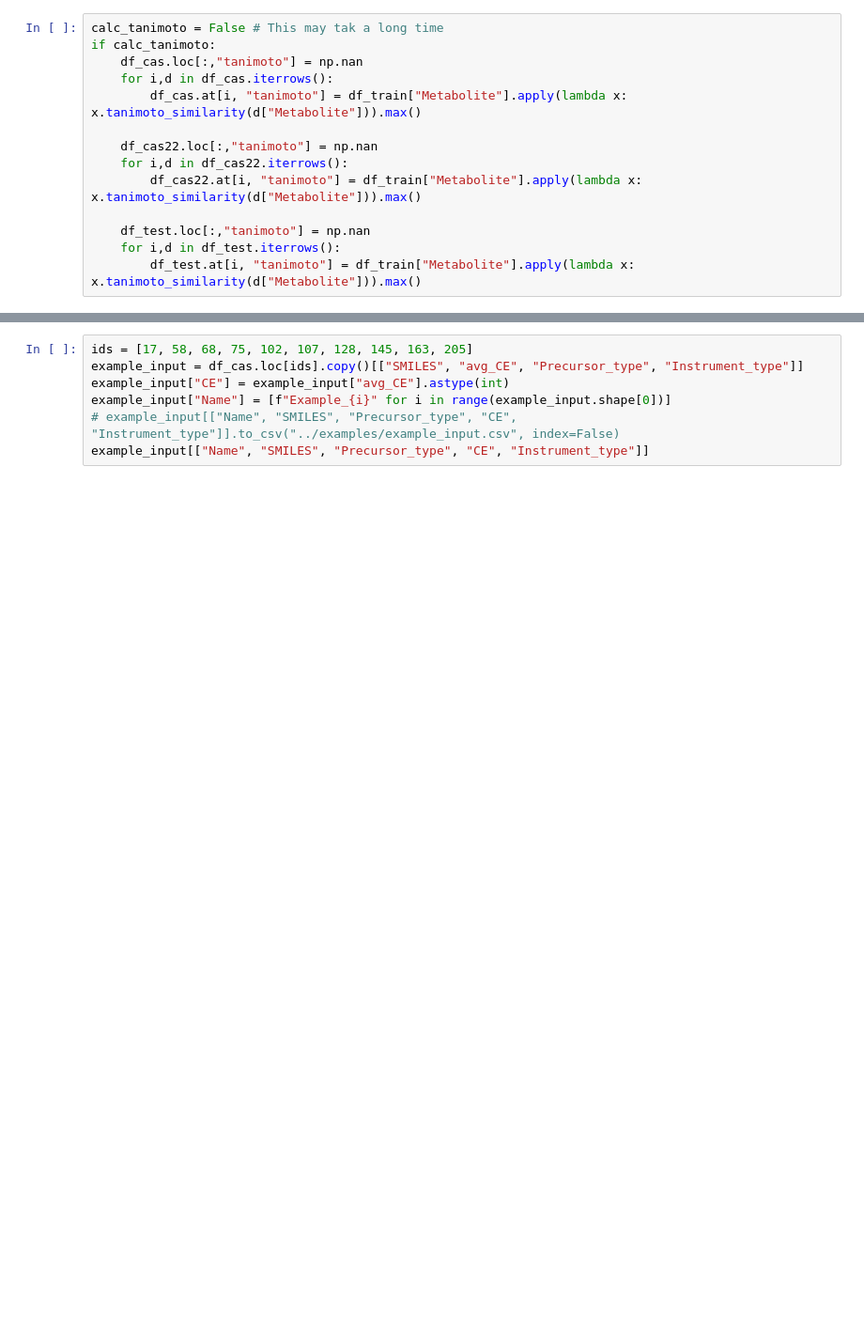
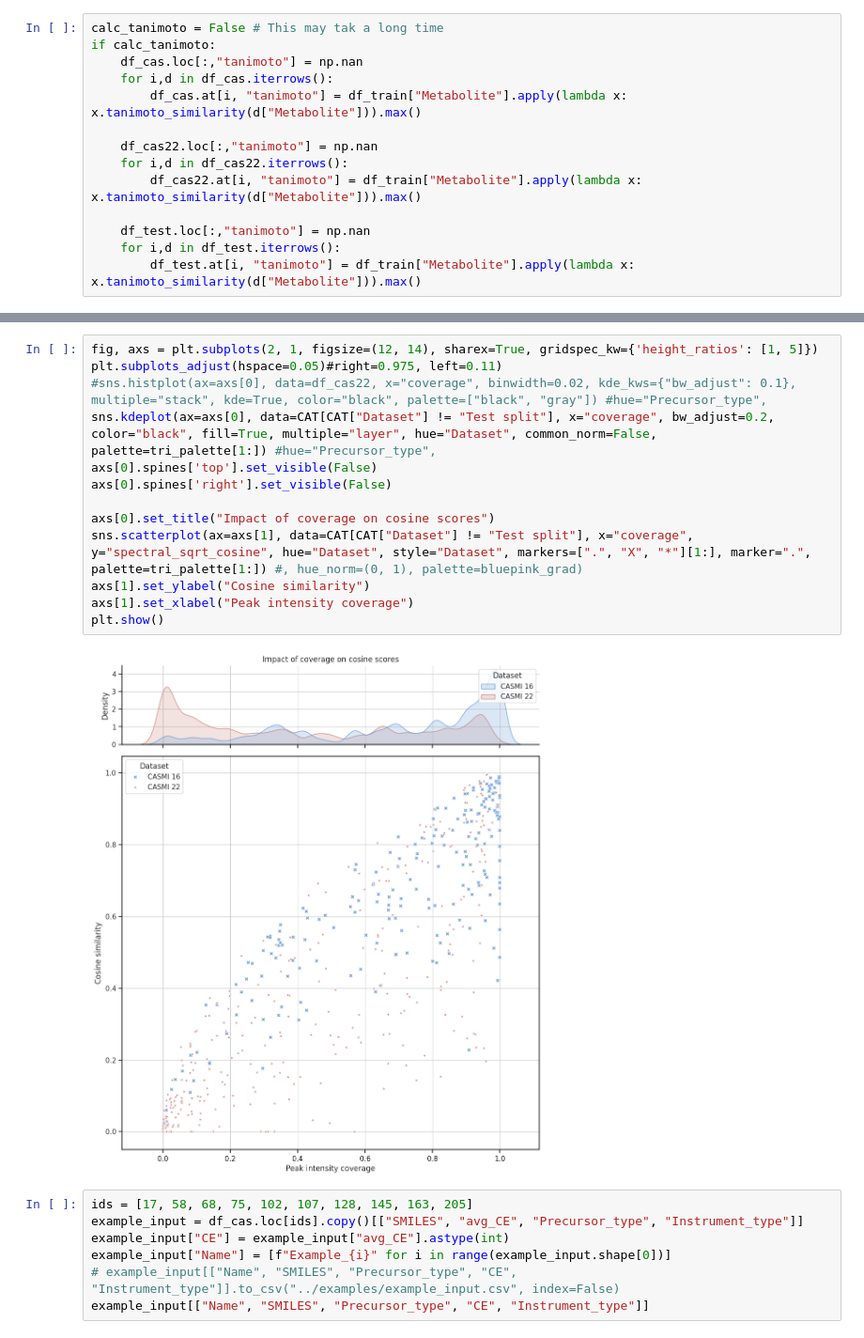
Before and after one commit to BAMeScience/fiora, a Jupyter notebook: notebooks/test_model.ipynb, the cells around one changed output, grey strips where cells are left out. Shown at 94% size. Drawn from its saved outputs; the diff is of its cells as text; blank space fills up the shorter version.

```diff
--- a/notebooks/test_model.ipynb
+++ b/notebooks/test_model.ipynb
@@ -704,3 +822,18 @@ sns.histplot(data= df_cas, x="spectral_sqrt_cosine")
+# %%
+fig, axs = plt.subplots(2, 1, figsize=(12, 14), sharex=True, gridspec_kw={'height_ratios': [1, 5]})
+plt.subplots_adjust(hspace=0.05)#right=0.975, left=0.11)
+#sns.histplot(ax=axs[0], data=df_cas22, x="coverage", binwidth=0.02, kde_kws={"bw_adjust": 0.1}, multiple="stack", kde=True, color="black", palette=["black", "gray"]) #hue="Precursor_type",
+sns.kdeplot(ax=axs[0], data=CAT[CAT["Dataset"] != "Test split"], x="coverage", bw_adjust=0.2, color="black", fill=True, multiple="layer", hue="Dataset", common_norm=False, palette=tri_palette[1:]) #hue="Precursor_type",
+axs[0].spines['top'].set_visible(False)
+axs[0].spines['right'].set_visible(False)
+
+axs[0].set_title("Impact of coverage on cosine scores")
+sns.scatterplot(ax=axs[1], data=CAT[CAT["Dataset"] != "Test split"], x="coverage", y="spectral_sqrt_cosine", hue="Dataset", style="Dataset", markers=[".", "X", "*"][1:], marker=".", palette=tri_palette[1:]) #, hue_norm=(0, 1), palette=bluepink_grad)
+axs[1].set_ylabel("Cosine similarity")
+axs[1].set_xlabel("Peak intensity coverage")
+plt.show()
+# %% [output]
+[figure, added]
 # %%
 ids = [17, 58, 68, 75, 102, 107, 128, 145, 163, 205]
 example_input = df_cas.loc[ids].copy()[["SMILES", "avg_CE", "Precursor_type", "Instrument_type"]]
```
Also changed, not shown: parts of 18 cells of this notebook, 2 other files.
